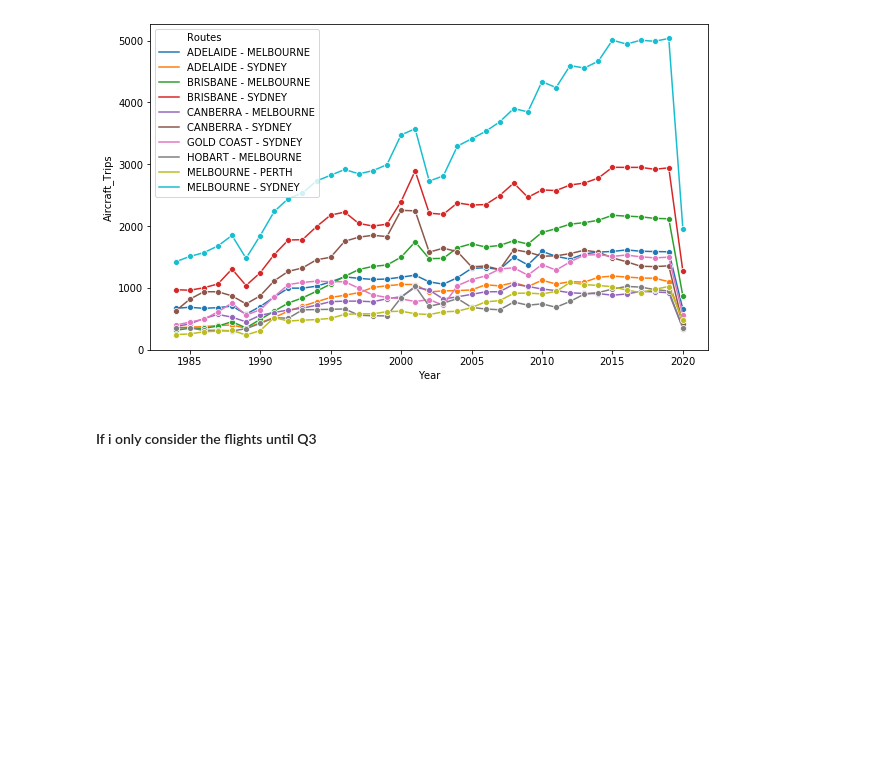
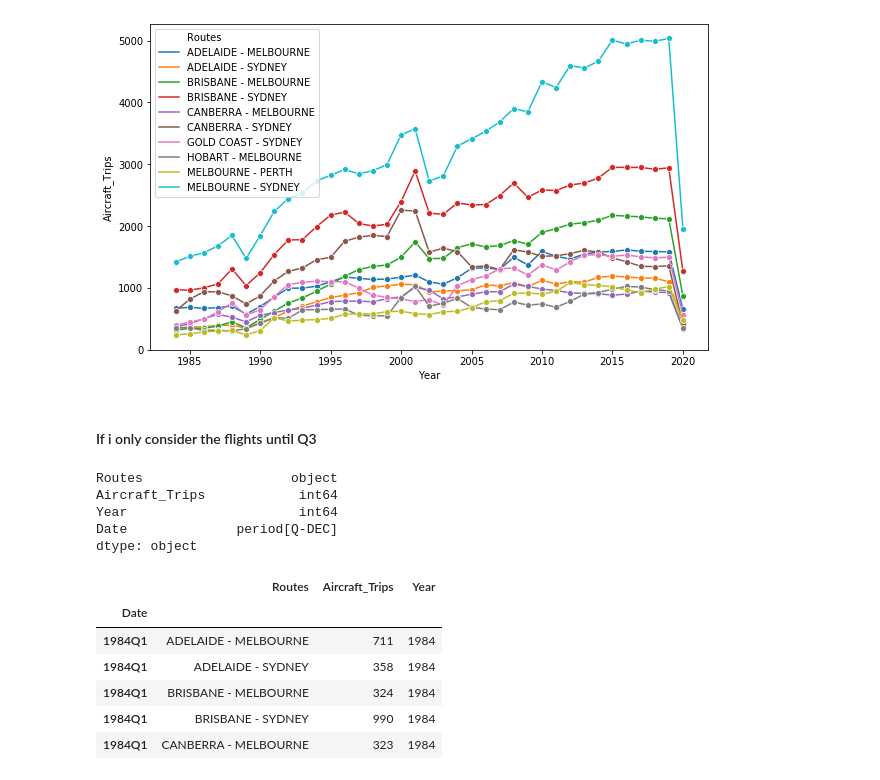
Before and after one commit to valenmongi/ML, a Jupyter notebook: Australia Flights/Australia Domestic Flights.ipynb, the cells around one changed output. Cells and saved outputs as stored; diff of their text form; code cells hidden in the pictures; blank space fills up the shorter version.

```diff
--- a/Australia Flights/Australia Domestic Flights.ipynb
+++ b/Australia Flights/Australia Domestic Flights.ipynb
@@ -96,7 +96,7 @@ data.head()
 | 4 | ADELAIDE | GOLD COAST | 30682 | 1596 | 16 | 88.5 | 1607 | ... |
 # %%
 data_1 = pd.to_datetime(data['Date'])
-data['Date'] = pd.PeriodIndex(data_1, freq='M')
+data['Date'] = pd.PeriodIndex(data_1, freq='Q')
 data[:5]
 # %% [output]
 |  | City1 | City2 | Month | Passenger_Trips | Aircraft_Trips | Passenger_Load_Factor | Distance_GC_(km) | ... |
@@ -186,3 +186,22 @@ sns.lineplot(x="Year",y="Aircraft_Trips",data=trips_1,marker="o",
 # %%
 time = pd.DataFrame(data, columns=['Routes', 'Aircraft_Trips', 'Year', 'Date'])
 time = time[time['Routes'].isin(imp_routes_1.index)]
+# %%
+time.dtypes
+# %% [output]
+Routes                   object
+Aircraft_Trips            int64
+Year                      int64
+Date              period[Q-DEC]
+dtype: object
+# %%
+time = time.set_index(['Date'])
+time[:5]
+# %% [output]
+|  | Routes | Aircraft_Trips | Year |
+| Date |  |  |  |
+| 1984Q1 | ADELAIDE - MELBOURNE | 711 | 1984 |
+| 1984Q1 | ADELAIDE - SYDNEY | 358 | 1984 |
+| 1984Q1 | BRISBANE - MELBOURNE | 324 | 1984 |
+| 1984Q1 | BRISBANE - SYDNEY | 990 | 1984 |
+| 1984Q1 | CANBERRA - MELBOURNE | 323 | 1984 |
```
Also changed, not shown: parts of 1 cell of this notebook.
